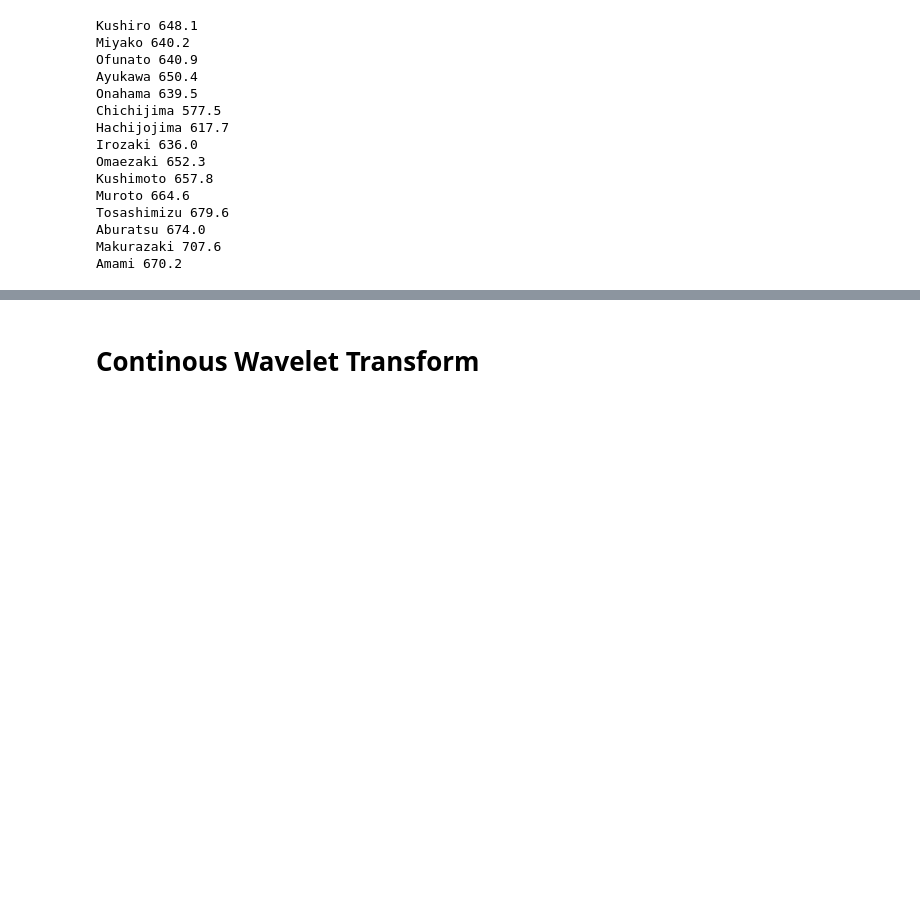
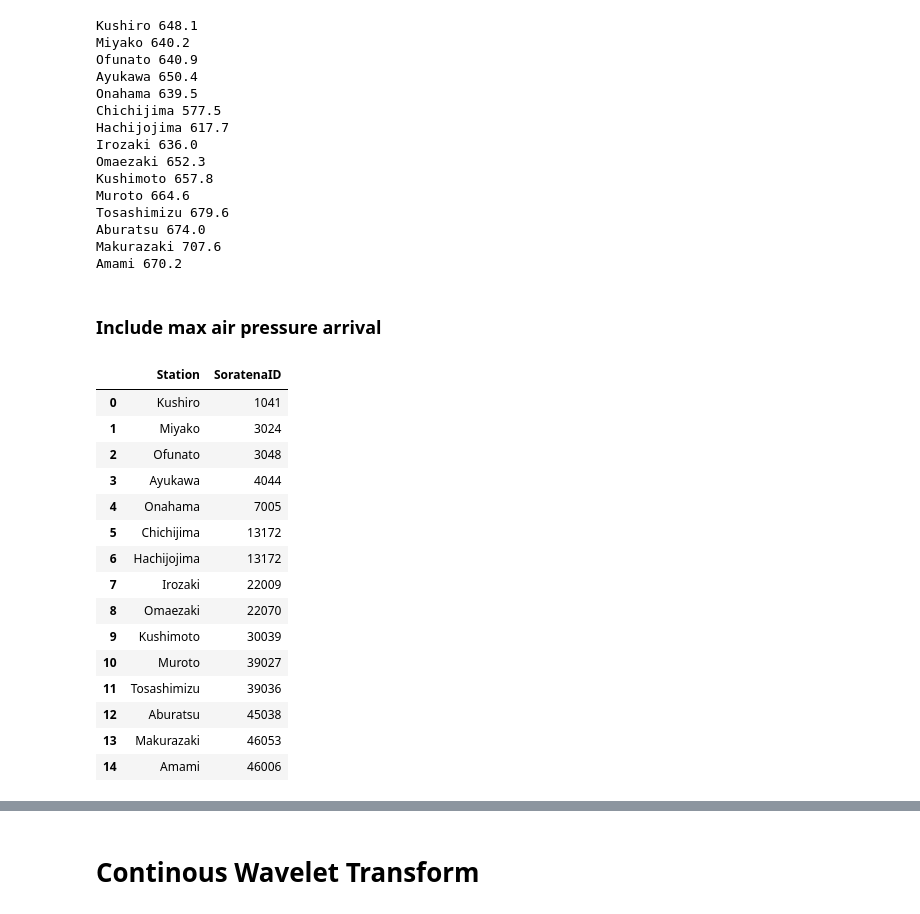
Before and after one commit to erick2307/tsunami_period_analysis, a Jupyter notebook: japan_cwt/WaveletAnalysis_Japan.ipynb, the cells around one changed output, grey strips where cells are left out. Drawn from its saved outputs; the diff is of its cells as text; code cells hidden in the pictures; blank space fills up the shorter version.

```diff
--- a/japan_cwt/WaveletAnalysis_Japan.ipynb
+++ b/japan_cwt/WaveletAnalysis_Japan.ipynb
@@ -54,3 +56,25 @@ Tosashimizu 679.6
 Aburatsu 674.0
 Makurazaki 707.6
 Amami 670.2
+# %% [markdown]
+### Include max air pressure arrival
+# %%
+stid = pd.read_csv('../data/stationANDsoratena.csv',usecols=[1,2])
+stid
+# %% [output]
+|  | Station | SoratenaID |
+| 0 | Kushiro | 1041 |
+| 1 | Miyako | 3024 |
+| 2 | Ofunato | 3048 |
+| 3 | Ayukawa | 4044 |
+| 4 | Onahama | 7005 |
+| 5 | Chichijima | 13172 |
+| 6 | Hachijojima | 13172 |
+| 7 | Irozaki | 22009 |
+| 8 | Omaezaki | 22070 |
+| 9 | Kushimoto | 30039 |
+| 10 | Muroto | 39027 |
+| 11 | Tosashimizu | 39036 |
+| 12 | Aburatsu | 45038 |
+| 13 | Makurazaki | 46053 |
+| 14 | Amami | 46006 |
```
Also changed, not shown: parts of 7 cells of this notebook, 4 other files.
